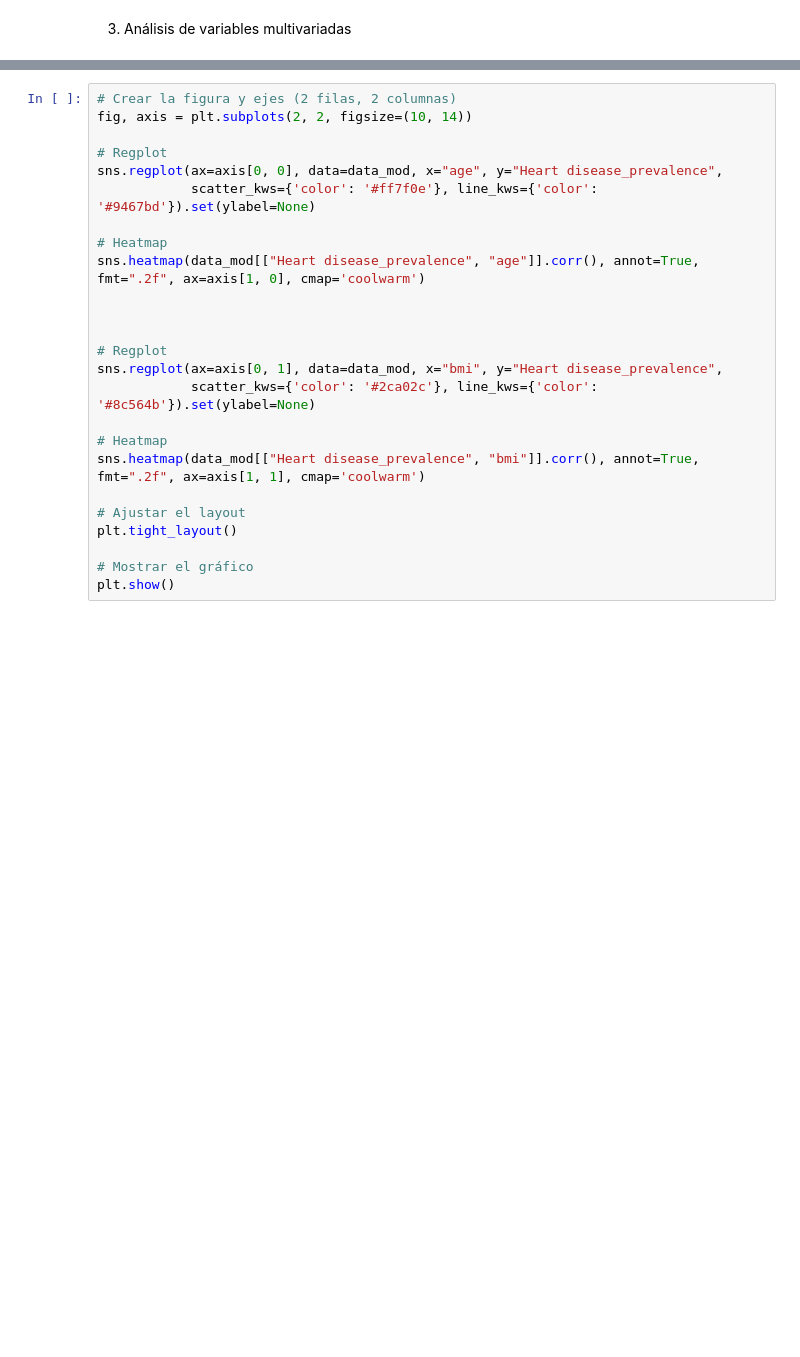
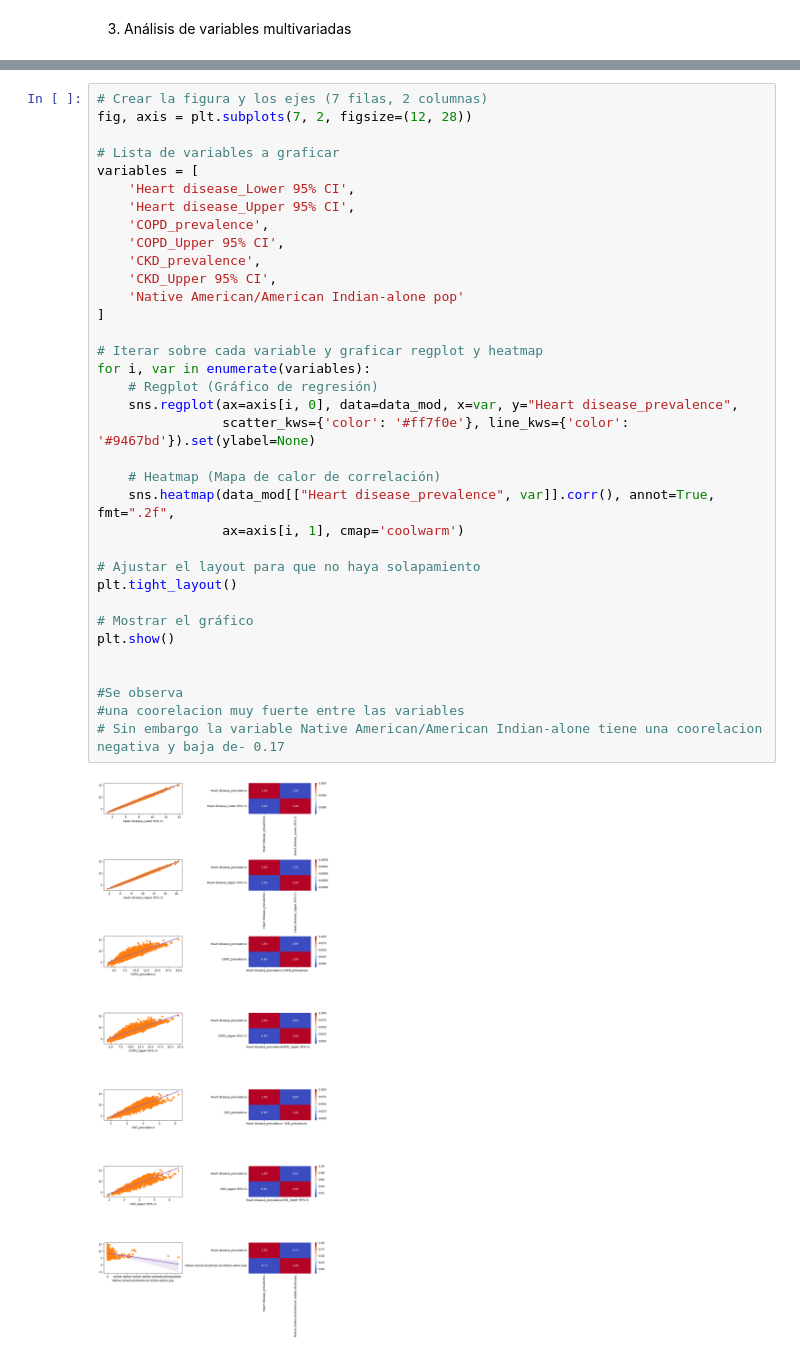
Before and after one commit to Eleiny9/machine-learning-python-recursos-salud, a Jupyter notebook: src/explore.ipynb, the cells around one changed output, grey strips where cells are left out. Cells and saved outputs as stored; diff of their text form; blank space fills up the shorter version.

```diff
--- a/src/explore.ipynb
+++ b/src/explore.ipynb
@@ -129,25 +159,37 @@ plt.show()
 # %%
-# Crear la figura y ejes (2 filas, 2 columnas)
-fig, axis = plt.subplots(2, 2, figsize=(10, 14))
+# Crear la figura y los ejes (7 filas, 2 columnas)
+fig, axis = plt.subplots(7, 2, figsize=(12, 28))
 
-# Regplot
-sns.regplot(ax=axis[0, 0], data=data_mod, x="age", y="Heart disease_prevalence",
-            scatter_kws={'color': '#ff7f0e'}, line_kws={'color': '#9467bd'}).set(ylabel=None)
+# Lista de variables a graficar
+variables = [
+    'Heart disease_Lower 95% CI',
+    'Heart disease_Upper 95% CI',
+    'COPD_prevalence',
+    'COPD_Upper 95% CI',
+    'CKD_prevalence',
+    'CKD_Upper 95% CI',
+    'Native American/American Indian-alone pop'
+]
 
-# Heatmap
-sns.heatmap(data_mod[["Heart disease_prevalence", "age"]].corr(), annot=True, fmt=".2f", ax=axis[1, 0], cmap='coolwarm')
+# Iterar sobre cada variable y graficar regplot y heatmap
+for i, var in enumerate(variables):
+    # Regplot (Gráfico de regresión)
+    sns.regplot(ax=axis[i, 0], data=data_mod, x=var, y="Heart disease_prevalence",
+                scatter_kws={'color': '#ff7f0e'}, line_kws={'color': '#9467bd'}).set(ylabel=None)
 
+    # Heatmap (Mapa de calor de correlación)
+    sns.heatmap(data_mod[["Heart disease_prevalence", var]].corr(), annot=True, fmt=".2f",
+                ax=axis[i, 1], cmap='coolwarm')
 
-
-# Regplot
-sns.regplot(ax=axis[0, 1], data=data_mod, x="bmi", y="Heart disease_prevalence",
-            scatter_kws={'color': '#2ca02c'}, line_kws={'color': '#8c564b'}).set(ylabel=None)
-
-# Heatmap
-sns.heatmap(data_mod[["Heart disease_prevalence", "bmi"]].corr(), annot=True, fmt=".2f", ax=axis[1, 1], cmap='coolwarm')
-
-# Ajustar el layout
+# Ajustar el layout para que no haya solapamiento
 plt.tight_layout()
 
 # Mostrar el gráfico
 plt.show()
+
+
+#Se observa
+#una coorelacion muy fuerte entre las variables
+# Sin embargo la variable Native American/American Indian-alone tiene una coorelacion negativa y baja de- 0.17
+# %% [output]
+[figure, added]
```
Also changed, not shown: parts of 4 cells of this notebook.
